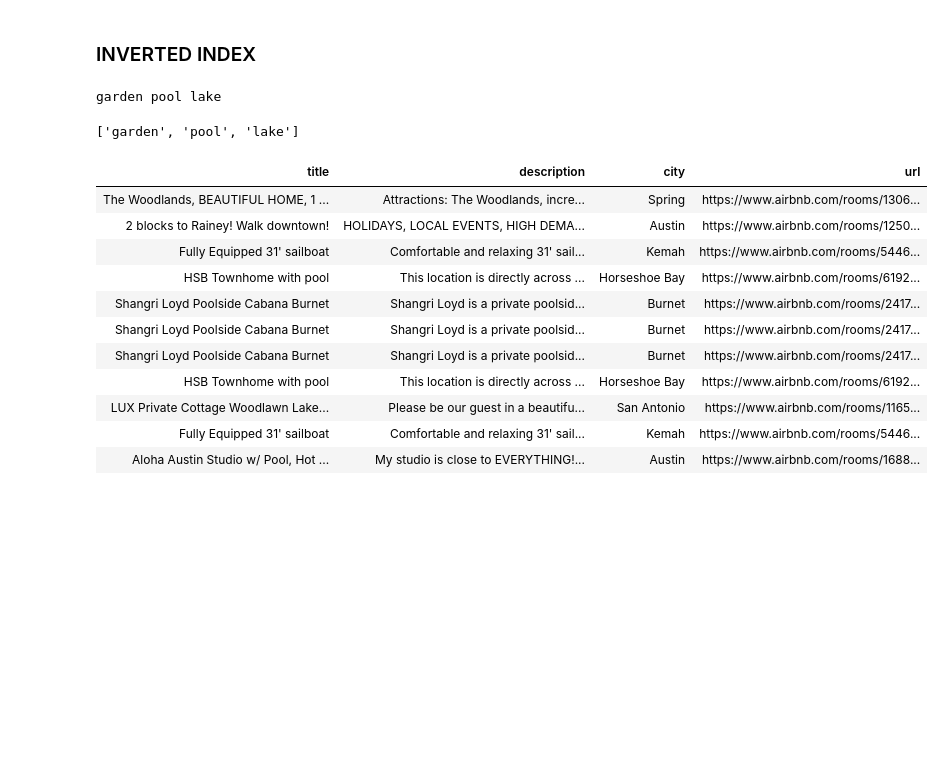
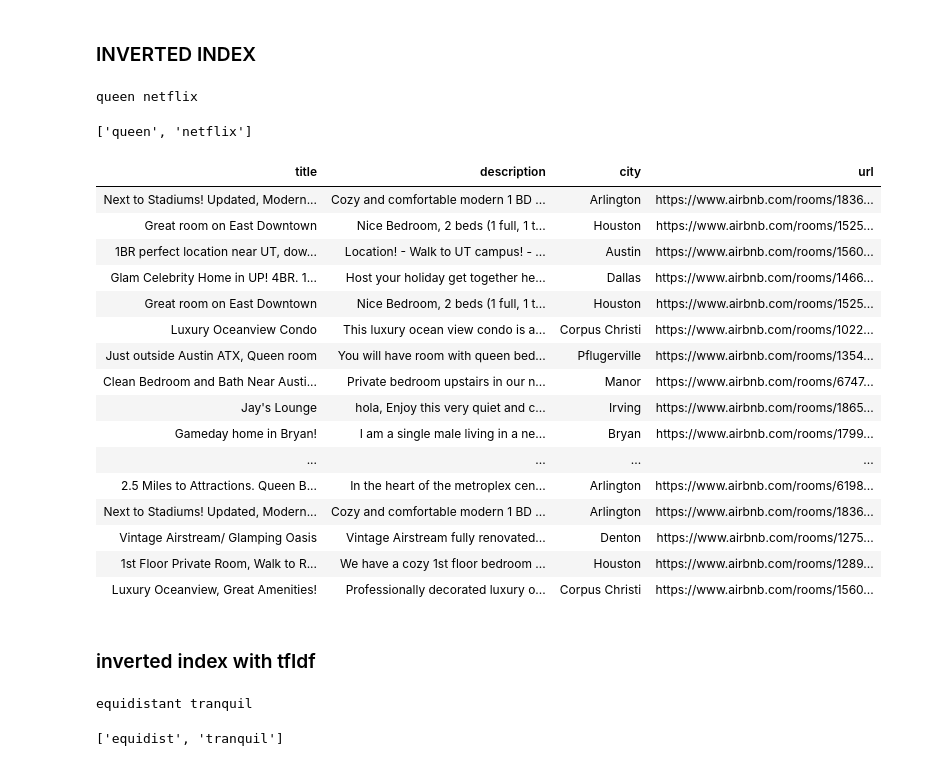
Before and after one commit to aleflabo/ADM-HW_10, a Jupyter notebook: HW_3.ipynb, the cells around one changed output. Cells and saved outputs as stored; diff of their text form; code cells hidden in the pictures; blank space fills up the shorter version.

```diff
--- a/HW_3.ipynb
+++ b/HW_3.ipynb
@@ -108,31 +103,17 @@ for file in range(18259):
 op = open(r'C:\Users\mccol\Desktop\Sapienza\ADM\HW3\inverted_index.txt', 'w', encoding="utf-8")
 op.write(str(inverted_index))
 op.close()
-# %%
-#HANDLING USER INPUT
-user_query = input()
-l = []
-names = []
-for chunk in ne_chunk(pos_tag(word_tokenize(user_query))) :
-    if type(chunk) is nltk.tree.Tree:
-        s = ''
-        for  i in chunk:
-            s = s + ' ' + i[0]
-        names.append(s[1:])
-    else:
-        l.append(chunk[0])
-
-final = []
-
-#excluding stopwords and punctuation signs
-for i in l:
-    if not((ps.stem(i) in stopWords) or (ps.stem(i) in (string.punctuation) )):
-        final.append(ps.stem(i))
-final = final + names
-final
-# %% [output]
-garden pool lake
-['garden', 'pool', 'lake']
+# %%
+user_query = input()
+
+#names, l = chunking(sentence)
+
+#preprocessing data deleting stop words, punctuations, ecc.
+final = preprocess(word_tokenize(user_query))
+final
+# %% [output]
+queen netflix
+['queen', 'netflix']
 # %%
 voc = {}
 inverted_idx = {}
@@ -145,27 +126,35 @@ for index in range(i):
 # %%
 #finding list of docs that contain all the words in the query
 docs = []
 
 for i in range(18259):
     doc = 'doc_' + str(i)
     b = True
     for j in voc.values():
         b = b and (doc in inverted_idx[j])
     if b:
         docs.append(i)
 
 df = f.filter(items = ['title', 'description', 'city', 'url']).loc[docs]
+df.description = list(map(lambda x: x.replace('\\n', ' '), df.description.tolist()))
 df.style.hide_index()
 # %% [output]
 | title | description | city | url |
-| The Woodlands, BEAUTIFUL HOME, 1 ... | Attractions: The Woodlands, incre... | Spring | https://www.airbnb.com/rooms/1306... |
-| 2 blocks to Rainey! Walk downtown! | HOLIDAYS, LOCAL EVENTS, HIGH DEMA... | Austin | https://www.airbnb.com/rooms/1250... |
-| Fully Equipped 31' sailboat | Comfortable and relaxing 31' sail... | Kemah | https://www.airbnb.com/rooms/5446... |
-| HSB Townhome with pool | This location is directly across ... | Horseshoe Bay | https://www.airbnb.com/rooms/6192... |
-| Shangri Loyd Poolside Cabana Burnet | Shangri Loyd is a private poolsid... | Burnet | https://www.airbnb.com/rooms/2417... |
-| Shangri Loyd Poolside Cabana Burnet | Shangri Loyd is a private poolsid... | Burnet | https://www.airbnb.com/rooms/2417... |
-| Shangri Loyd Poolside Cabana Burnet | Shangri Loyd is a private poolsid... | Burnet | https://www.airbnb.com/rooms/2417... |
-| HSB Townhome with pool | This location is directly across ... | Horseshoe Bay | https://www.airbnb.com/rooms/6192... |
-| LUX Private Cottage Woodlawn Lake... | Please be our guest in a beautifu... | San Antonio | https://www.airbnb.com/rooms/1165... |
-| Fully Equipped 31' sailboat | Comfortable and relaxing 31' sail... | Kemah | https://www.airbnb.com/rooms/5446... |
-| Aloha Austin Studio w/ Pool, Hot ... | My studio is close to EVERYTHING!... | Austin | https://www.airbnb.com/rooms/1688... |
+| Next to Stadiums! Updated, Modern... | Cozy and comfortable modern 1 BD ... | Arlington | https://www.airbnb.com/rooms/1836... |
+| Great room on East Downtown | Nice Bedroom, 2 beds (1 full, 1 t... | Houston | https://www.airbnb.com/rooms/1525... |
+| 1BR perfect location near UT, dow... | Location! - Walk to UT campus! - ... | Austin | https://www.airbnb.com/rooms/1560... |
+| Glam Celebrity Home in UP! 4BR. 1... | Host your holiday get together he... | Dallas | https://www.airbnb.com/rooms/1466... |
+| Great room on East Downtown | Nice Bedroom, 2 beds (1 full, 1 t... | Houston | https://www.airbnb.com/rooms/1525... |
+| Luxury Oceanview Condo | This luxury ocean view condo is a... | Corpus Christi | https://www.airbnb.com/rooms/1022... |
+| Just outside Austin ATX, Queen room | You will have room with queen bed... | Pflugerville | https://www.airbnb.com/rooms/1354... |
+| Clean Bedroom and Bath Near Austi... | Private bedroom upstairs in our n... | Manor | https://www.airbnb.com/rooms/6747... |
+| Jay's Lounge | hola, Enjoy this very quiet and c... | Irving | https://www.airbnb.com/rooms/1865... |
+| Gameday home in Bryan! | I am a single male living in a ne... | Bryan | https://www.airbnb.com/rooms/1799... |
+| ... | ... | ... | ... |
+| 2.5 Miles to Attractions. Queen B... | In the heart of the metroplex cen... | Arlington | https://www.airbnb.com/rooms/6198... |
+| Next to Stadiums! Updated, Modern... | Cozy and comfortable modern 1 BD ... | Arlington | https://www.airbnb.com/rooms/1836... |
+| Vintage Airstream/ Glamping Oasis | Vintage Airstream fully renovated... | Denton | https://www.airbnb.com/rooms/1275... |
+| 1st Floor Private Room, Walk to R... | We have a cozy 1st floor bedroom ... | Houston | https://www.airbnb.com/rooms/1289... |
+| Luxury Oceanview, Great Amenities! | Professionally decorated luxury o... | Corpus Christi | https://www.airbnb.com/rooms/1560... |
+# %% [markdown]
+### inverted index with tfIdf
@@ -171,0 +193,9 @@ df.style.hide_index()
+# %%
+user_query = input()
+
+#preprocessing data deleting stop words, punctuations, ecc.
+final_query = preprocess(word_tokenize(user_query))
+final_query
+# %% [output]
+equidistant tranquil
+['equidist', 'tranquil']
```
Also changed, not shown: parts of 13 cells of this notebook.
